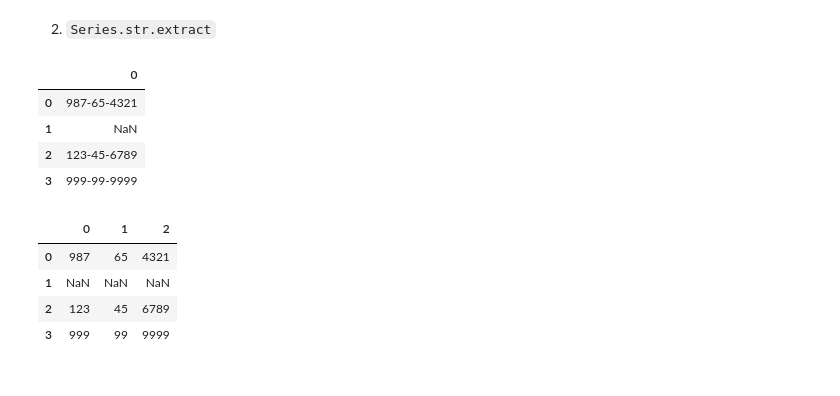
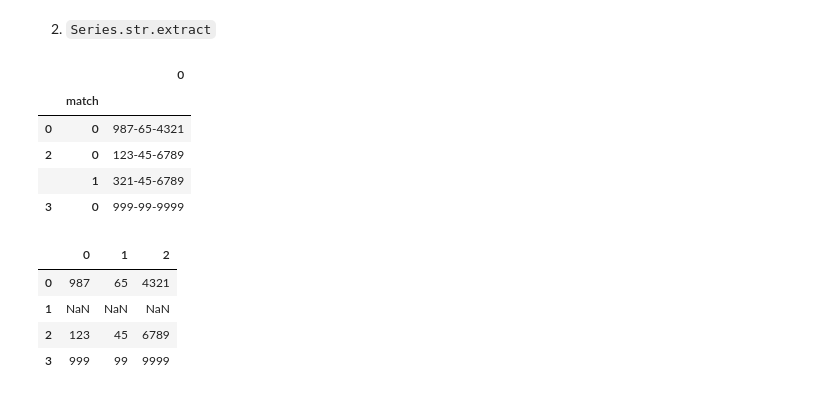
Before and after one commit to DS-100/sp22, a Jupyter notebook: lec/lec06/lec06.ipynb, the cells around one changed output. Drawn from its saved outputs; the diff is of its cells as text; code cells hidden in the pictures.

```diff
--- a/lec/lec06/lec06.ipynb
+++ b/lec/lec06/lec06.ipynb
@@ -205,13 +215,14 @@ Name: SSN, dtype: object
 # %%
 # -> DataFrame of first match group
 pattern_group = r"([0-9]{3}-[0-9]{2}-[0-9]{4})" # 1 group
-df_ssn['SSN'].str.extract(pattern_group)
+df_ssn['SSN'].str.extractall(pattern_group)
 # %% [output]
-|  | 0 |
-| 0 | 987-65-4321 |
-| 1 | NaN |
-| 2 | 123-45-6789 |
-| 3 | 999-99-9999 |
+|  |  | 0 |
+|  | match |  |
+| 0 | 0 | 987-65-4321 |
+| 2 | 0 | 123-45-6789 |
+|  | 1 | 321-45-6789 |
+| 3 | 0 | 999-99-9999 |
 # %%
 # Will extract first match of all groups
 pattern_group_mult = r"([0-9]{3})-([0-9]{2})-([0-9]{4})" # 3 groups
```
Also changed, not shown: parts of 3 cells of this notebook.
